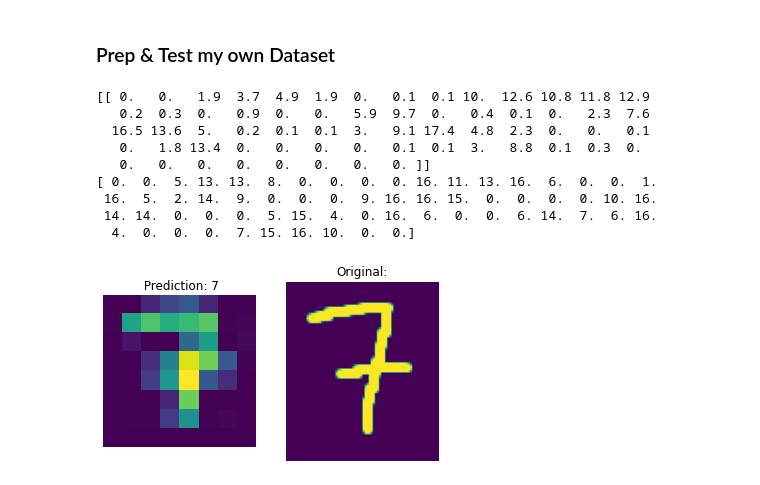
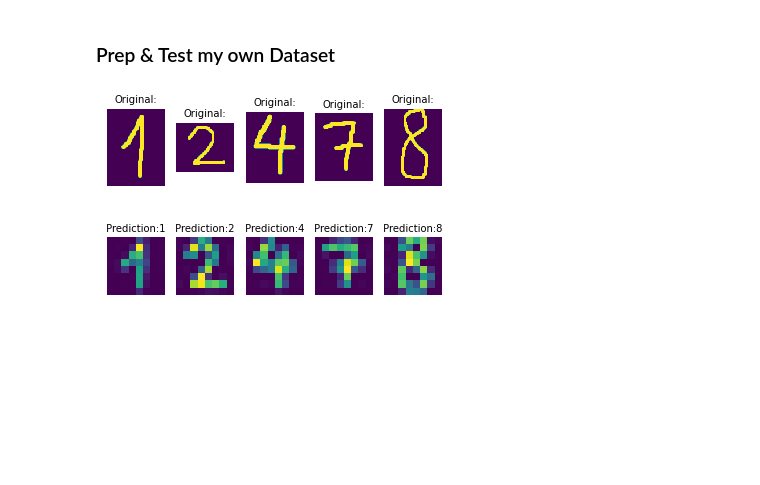
Before and after one commit to liorsl1/ML-Projects, a Jupyter notebook: Machine-Learning/Handwritten_DigitsClassifier/Digits_Classification.ipynb, the cells around one changed output. Cells and saved outputs as stored; diff of their text form; code cells hidden in the pictures; blank space fills up the shorter version.

```diff
--- a/Machine-Learning/Handwritten_DigitsClassifier/Digits_Classification.ipynb
+++ b/Machine-Learning/Handwritten_DigitsClassifier/Digits_Classification.ipynb
@@ -82,51 +82,43 @@ weighted avg       0.99      0.99      0.99       540
 # %%
 #loading our own handwritten digit images, converting it to the same data type of the model images(same pixels, same dimensions),then predicting the outcome.
 from PIL import Image
 import PIL.ImageOps
-_, axes = plt.subplots(1,2)
-img= Image.open("data/digit7.png")
-img=img.convert("L")
+_, axes = plt.subplots(2,5)
+for i,j in zip([1,2,4,7,8],range(0,5)):
+    img= Image.open('data/digit%i.png' % i)
+    img=img.convert("L")
 #inverting the image colors
-img=PIL.ImageOps.invert(img)
-img_og=img
+    img=PIL.ImageOps.invert(img)
+    img_og=img
 #resizing to 8x8
-img=img.resize((8,8),Image.ANTIALIAS)
-imgplot=plt.imshow(img)
+    img=img.resize((8,8),Image.ANTIALIAS)
+    imgplot=plt.imshow(img)
 # print(np.array(img))
 #getting the pixels in an array
-dig=np.array(img)
+    dig=np.array(img)
 #reshaping dimensions/pixels
-dig_reshaped=dig.reshape(1,-1)
+    dig_reshaped=dig.reshape(1,-1)
 #dividing by 10 sort of normalize the pixels the same way the training sets pixels are presented (this was the tough part to figure out)
-print(dig_reshaped/10)
-print(train_x[0])
-prediction=clf_svc.predict(dig_reshaped/10)
-axes[0].imshow(img)
-axes[1].imshow(img_og)
-axes[0].set_axis_off()
-axes[1].set_axis_off()
-axes[0].set_title(' Prediction: %i' % prediction,fontsize=12)
-axes[1].set_title('Original:',fontsize=12)
+    # print(dig_reshaped/10)
+    # print(train_x[0]) --> see the similarities
+    prediction=clf_svc.predict(dig_reshaped/10)
+    axes[1,j].imshow(img,interpolation='nearest')
+    axes[0,j].imshow(img_og,interpolation='nearest')
+    axes[0,j].set_axis_off()
+    axes[1,j].set_axis_off()
+    axes[1,j].set_title(' Prediction:%i ' % prediction,fontsize=10)
+    axes[0,j].set_title('Original:',fontsize=10)
 plt.show()
  #here is a manual, more raw implementation approach on the data i tried to take, so im leaving it here
 # dig=image.imread('data/digit8(8x8).png')
 # print(dig.shape)
 # # dig[dig==1]=0 #changing the colors as the training sets.(in case we choose digit0 pic)(called inverting)
 # result = dig[:, :, 0] #collapsing the last dimension which tampers with colors.
 # result[result==1]=0
 # # print(result.shape)
 # res_reshaped=result.reshape(1,64)
 # print(clf_svc.predict(res_reshaped))
 # plt.imshow(result)
 # print(result)
 # %% [output]
-[[ 0.   0.   1.9  3.7  4.9  1.9  0.   0.1  0.1 10.  12.6 10.8 11.8 12.9
-   0.2  0.3  0.   0.9  0.   0.   5.9  9.7  0.   0.4  0.1  0.   2.3  7.6
-  16.5 13.6  5.   0.2  0.1  0.1  3.   9.1 17.4  4.8  2.3  0.   0.   0.1
-   0.   1.8 13.4  0.   0.   0.   0.   0.1  0.1  3.   8.8  0.1  0.3  0.
-   0.   0.   0.   0.   0.   0.   0.   0. ]]
-[ 0.  0.  5. 13. 13.  8.  0.  0.  0.  0. 16. 11. 13. 16.  6.  0.  0.  1.
- 16.  5.  2. 14.  9.  0.  0.  0.  9. 16. 16. 15.  0.  0.  0.  0. 10. 16.
- 14. 14.  0.  0.  0.  5. 15.  4.  0. 16.  6.  0.  0.  6. 14.  7.  6. 16.
-  4.  0.  0.  0.  7. 15. 16. 10.  0.  0.]
-[figure, old version]
+[figure, new version]
```
Also changed, not shown: parts of 1 cell of this notebook, 3 other files.
